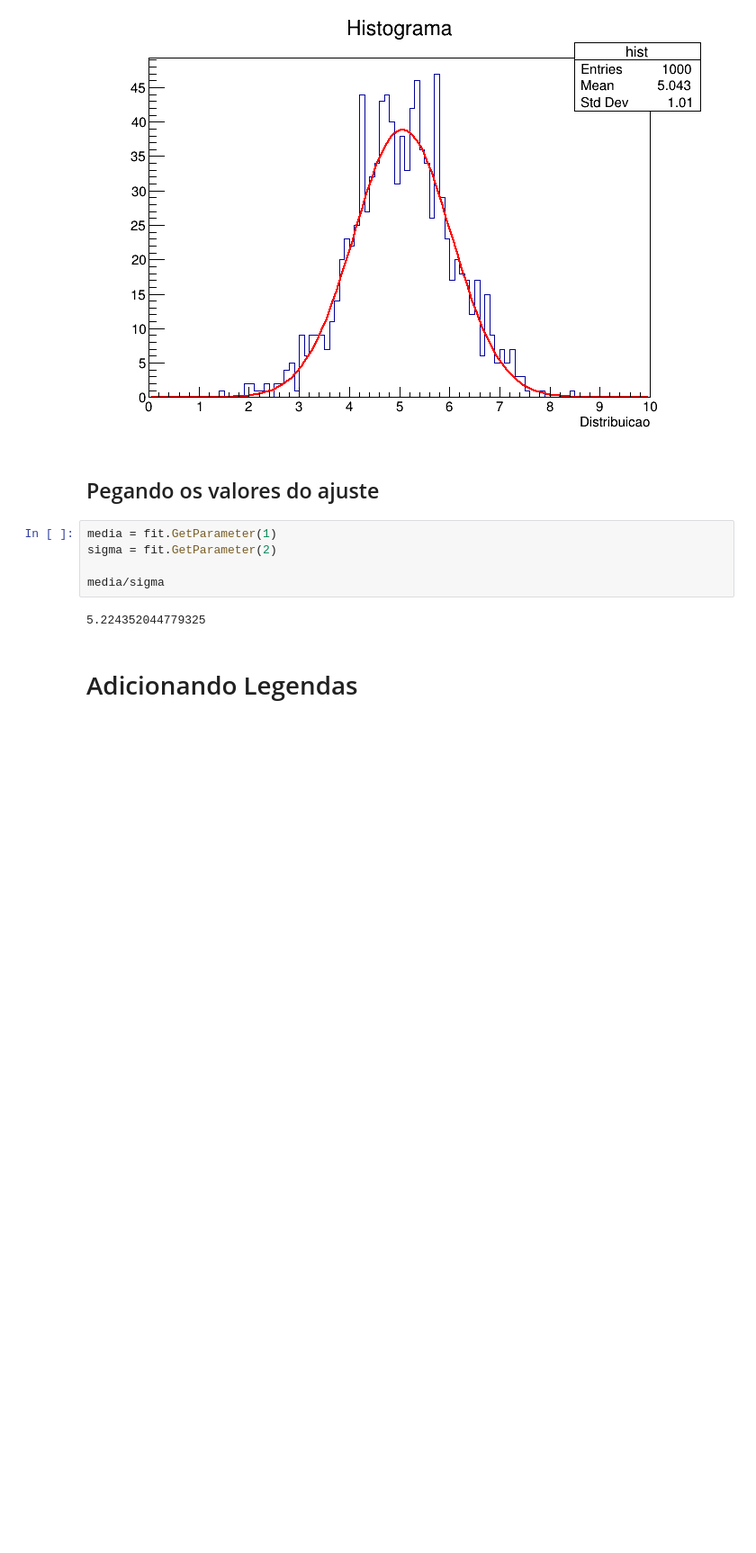
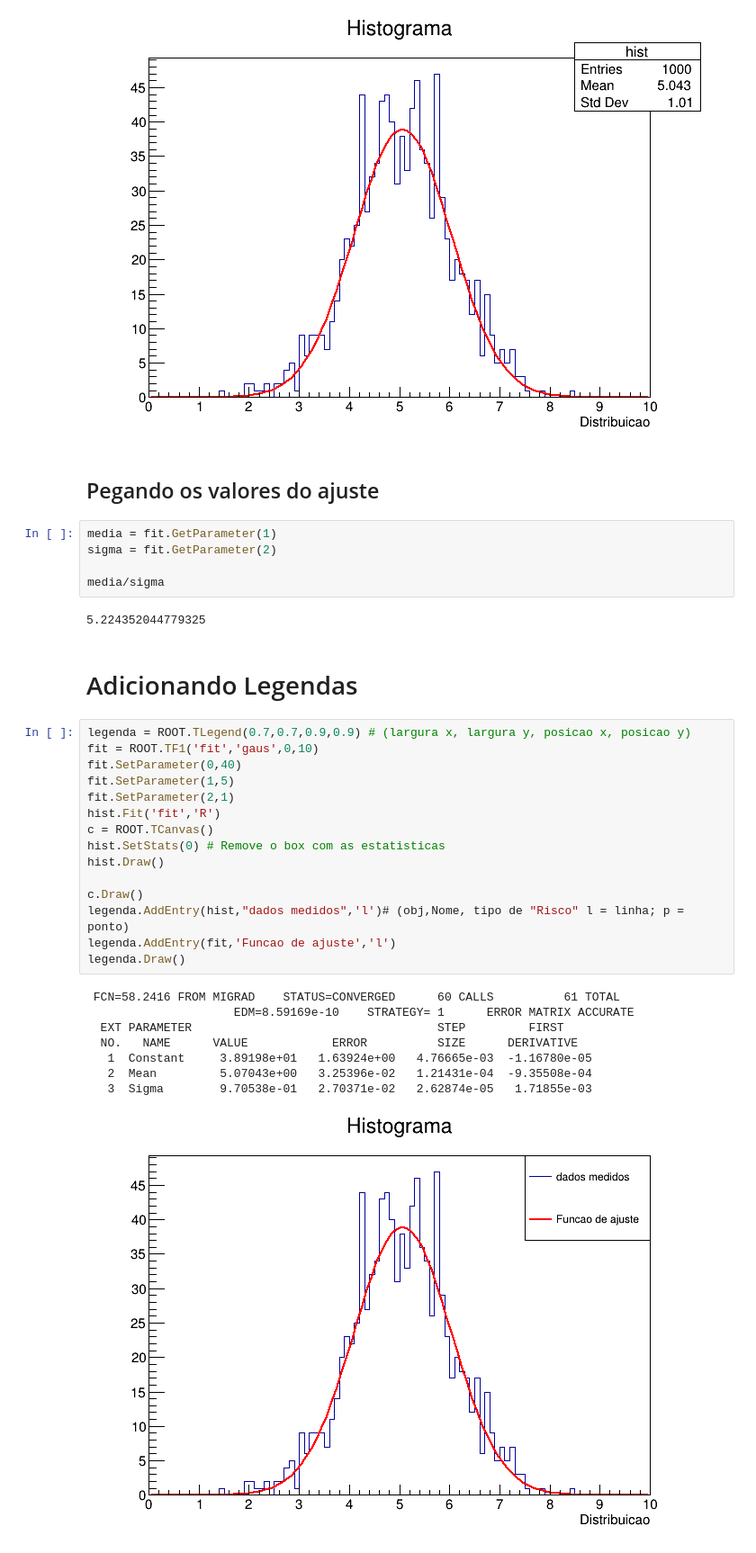
Before and after one commit to gabriels3t/Aprendendo-Cern-Root, a Jupyter notebook: main.ipynb, the cells around one changed output. Shown at 90% size. Drawn from its saved outputs; the diff is of its cells as text; blank space fills up the shorter version.

Commit message:
Adicionando legendas

```diff
--- a/main.ipynb
+++ b/main.ipynb
@@ -266,3 +266,27 @@ media/sigma
 5.224352044779325
 # %% [markdown]
 # Adicionando Legendas
+# %%
+legenda = ROOT.TLegend(0.7,0.7,0.9,0.9) # (largura x, largura y, posicao x, posicao y)
+fit = ROOT.TF1('fit','gaus',0,10)
+fit.SetParameter(0,40)
+fit.SetParameter(1,5)
+fit.SetParameter(2,1)
+hist.Fit('fit','R')
+c = ROOT.TCanvas()
+hist.SetStats(0) # Remove o box com as estatisticas
+hist.Draw()
+
+c.Draw()
+legenda.AddEntry(hist,"dados medidos",'l')# (obj,Nome, tipo de "Risco" l = linha; p = ponto)
+legenda.AddEntry(fit,'Funcao de ajuste','l')
+legenda.Draw()
+# %% [output]
+ FCN=58.2416 FROM MIGRAD    STATUS=CONVERGED      60 CALLS          61 TOTAL
+                     EDM=8.59169e-10    STRATEGY= 1      ERROR MATRIX ACCURATE
+  EXT PARAMETER                                   STEP         FIRST
+  NO.   NAME      VALUE            ERROR          SIZE      DERIVATIVE
+   1  Constant     3.89198e+01   1.63924e+00   4.76665e-03  -1.16780e-05
+   2  Mean         5.07043e+00   3.25396e-02   1.21431e-04  -9.35508e-04
+   3  Sigma        9.70538e-01   2.70371e-02   2.62874e-05   1.71855e-03
+[figure, added]
```
Also changed, not shown: parts of 3 cells of this notebook.
